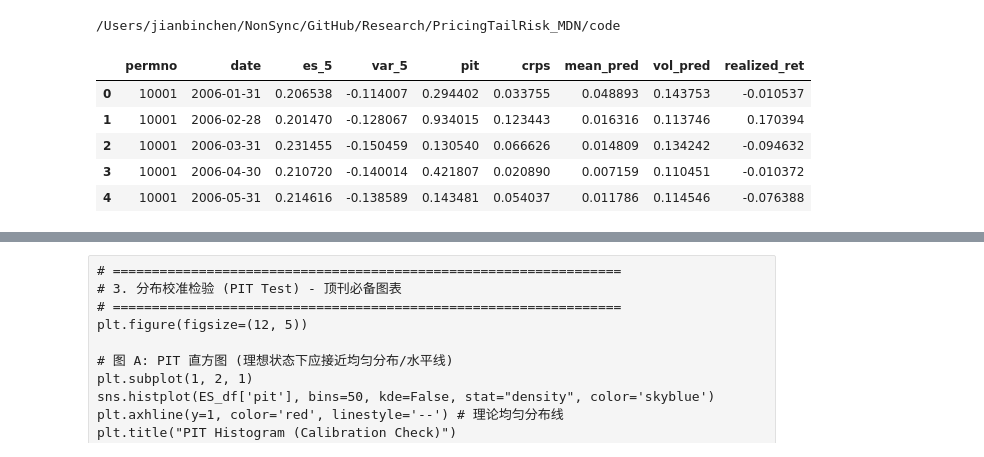
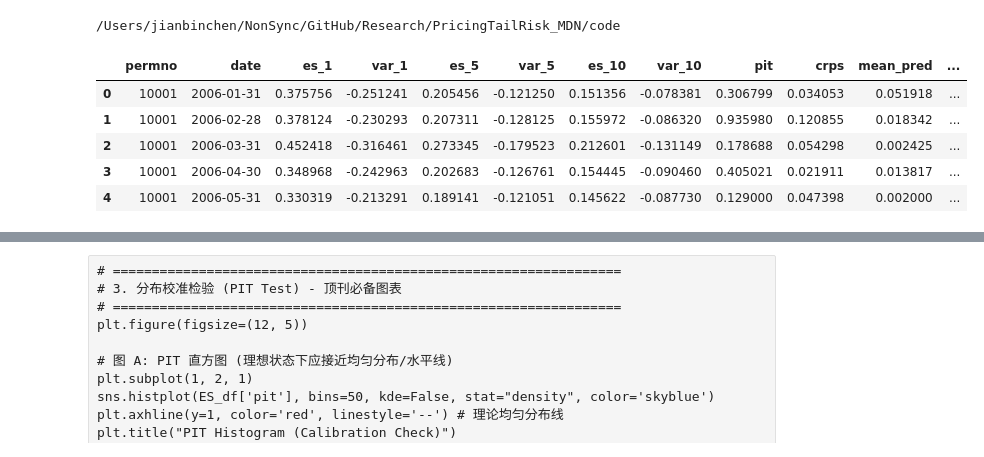
Before and after one commit to damonuc/PricingTailRisk_MDN, a Jupyter notebook: 3PIT_CRPS_Test.ipynb, the cells around one changed output, grey strips where cells are left out. Saved outputs shown, nothing was run; the diff lists cells and outputs as text; code cells hidden in the pictures.

```diff
--- a/3PIT_CRPS_Test.ipynb
+++ b/3PIT_CRPS_Test.ipynb
@@ -29,21 +29,21 @@ os.chdir('/Users/jianbinchen/NonSync/GitHub/Research/PricingTailRisk_MDN/code')
 /Users/jianbinchen/NonSync/GitHub/Research/PricingTailRisk_MDN/code
 # %%
 
-final_oos_df = pd.read_parquet('/Users/jianbinchen/Downloads/final_oos_df_20260430_0833.parquet')
-metrics_df=pd.read_parquet('/Users/jianbinchen/Downloads/metrics_df_20260430_0833.parquet')
-ES_df = pd.read_parquet('/Users/jianbinchen/Downloads/ES_df_20260430_0833.parquet')
+final_oos_df = pd.read_parquet('/Users/jianbinchen/Downloads/final_oos_df_20260511_0502.parquet')
+metrics_df=pd.read_parquet('/Users/jianbinchen/Downloads/metrics_df_20260511_0502.parquet')
+ES_df = pd.read_parquet('/Users/jianbinchen/Downloads/ES_df_20260511_0502.parquet')
 
 # micro_df = pd.read_parquet('/kaggle/input/datasets/jianbinchenuc/mdndata-1990/micro_data.parquet')
-micro_df = pd.read_parquet('/Users/jianbinchen/NonSync/GitHub/Research/DCDE/data/micro_data.parquet')
+micro_df = pd.read_parquet('/Users/jianbinchen/NonSync/GitHub/Research/PricingTailRisk_MDN/data/micro_data.parquet')
 
 ES_df.head(5)
 # %% [output]
-|  | permno | date | es_5 | var_5 | pit | crps | mean_pred | vol_pred | realized_ret |
-| 0 | 10001 | 2006-01-31 | 0.206538 | -0.114007 | 0.294402 | 0.033755 | 0.048893 | 0.143753 | -0.010537 |
-| 1 | 10001 | 2006-02-28 | 0.201470 | -0.128067 | 0.934015 | 0.123443 | 0.016316 | 0.113746 | 0.170394 |
-| 2 | 10001 | 2006-03-31 | 0.231455 | -0.150459 | 0.130540 | 0.066626 | 0.014809 | 0.134242 | -0.094632 |
-| 3 | 10001 | 2006-04-30 | 0.210720 | -0.140014 | 0.421807 | 0.020890 | 0.007159 | 0.110451 | -0.010372 |
-| 4 | 10001 | 2006-05-31 | 0.214616 | -0.138589 | 0.143481 | 0.054037 | 0.011786 | 0.114546 | -0.076388 |
+|  | permno | date | es_1 | var_1 | es_5 | var_5 | es_10 | var_10 | pit | crps | mean_pred | ... |
+| 0 | 10001 | 2006-01-31 | 0.375756 | -0.251241 | 0.205456 | -0.121250 | 0.151356 | -0.078381 | 0.306799 | 0.034053 | 0.051918 | ... |
+| 1 | 10001 | 2006-02-28 | 0.378124 | -0.230293 | 0.207311 | -0.128125 | 0.155972 | -0.086320 | 0.935980 | 0.120855 | 0.018342 | ... |
+| 2 | 10001 | 2006-03-31 | 0.452418 | -0.316461 | 0.273345 | -0.179523 | 0.212601 | -0.131149 | 0.178688 | 0.054298 | 0.002425 | ... |
+| 3 | 10001 | 2006-04-30 | 0.348968 | -0.242963 | 0.202683 | -0.126761 | 0.154445 | -0.090460 | 0.405021 | 0.021911 | 0.013817 | ... |
+| 4 | 10001 | 2006-05-31 | 0.330319 | -0.213291 | 0.189141 | -0.121051 | 0.145622 | -0.087730 | 0.129000 | 0.047398 | 0.002000 | ... |
 # %%
 metrics_df.head(5)
 # %% [output]
```
Also changed, not shown: parts of 9 cells of this notebook, 3 other files.
